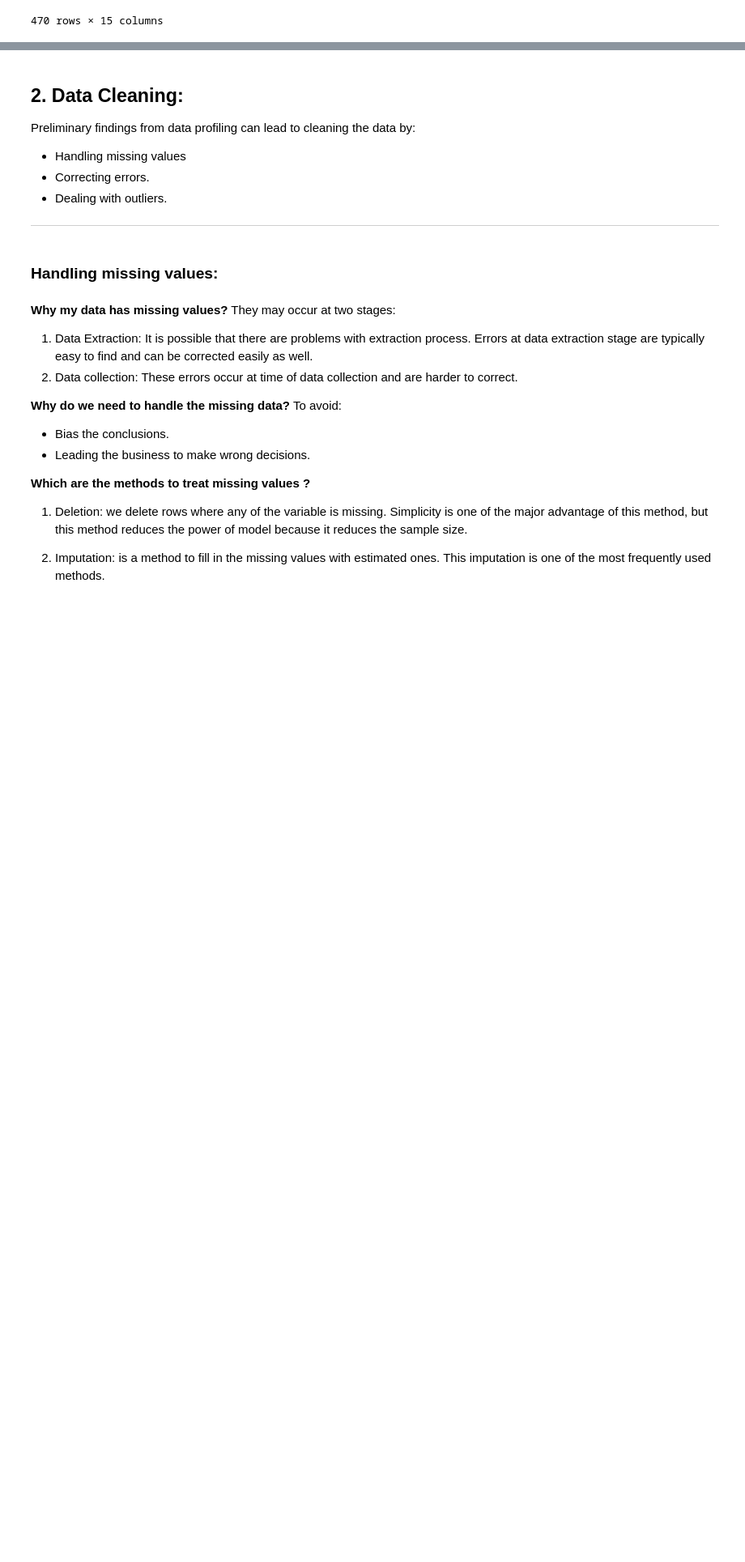
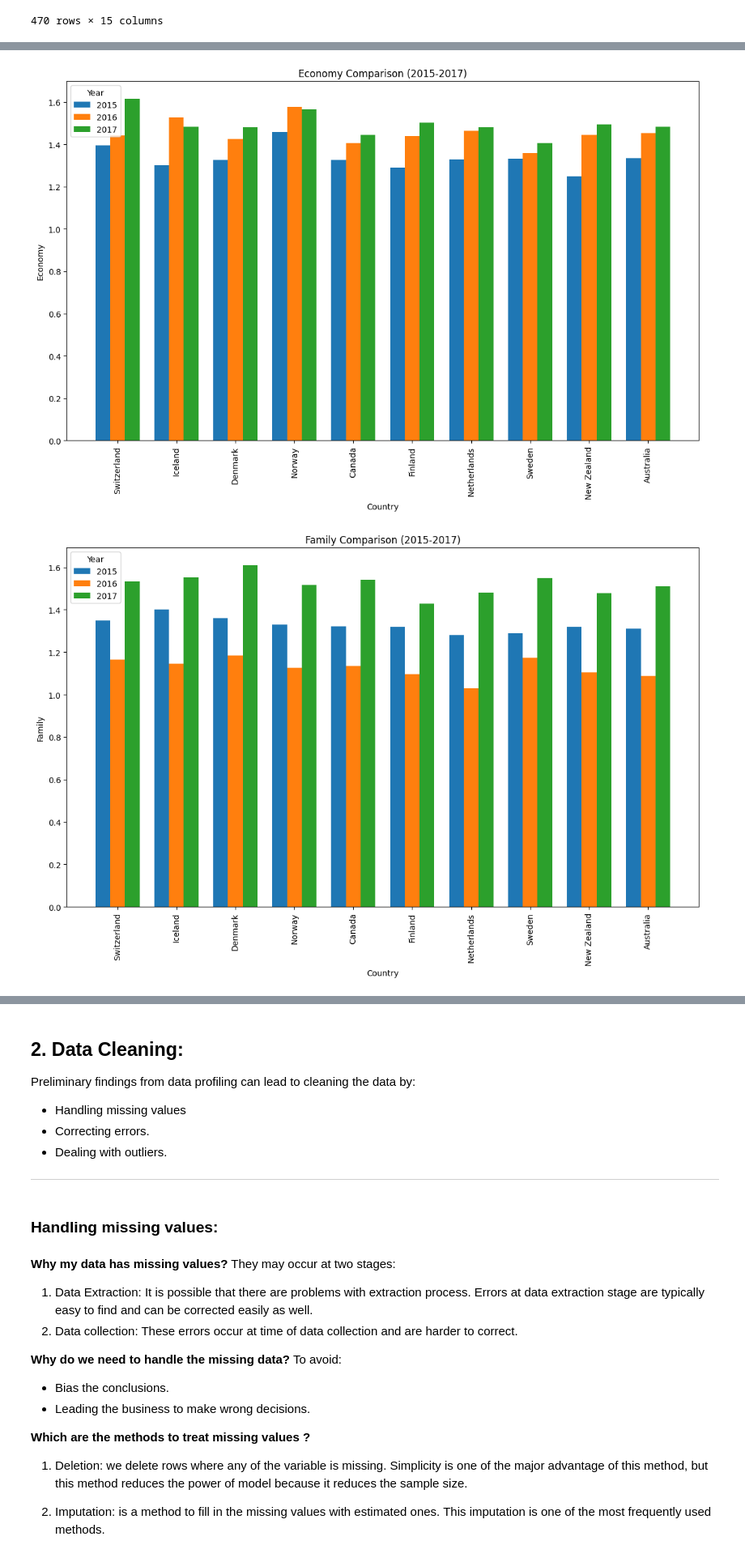
Before and after one commit to Tuwaiq-DS-ML-bootcamp-V-7/Usecase-2, a Jupyter notebook: EDA explain template.ipynb, the cells around one changed output, grey strips where cells are left out. Shown at 81% size. Cells and saved outputs as stored; diff of their text form; code cells hidden in the pictures; blank space fills up the shorter version.

```diff
--- a/EDA explain template.ipynb
+++ b/EDA explain template.ipynb
@@ -422,3 +413,33 @@ top10
 | 7 | New Zealand | Australia and New Zealand | 8 | 7.314 | NaN | 1.405706 | 1.548195 | 0.816760 | 0.614062 | ... |
 | 8 | Sweden | Western Europe | 9 | 7.284 | NaN | 1.494387 | 1.478162 | 0.830875 | 0.612924 | ... |
 | 9 | Australia | Australia and New Zealand | 10 | 7.284 | NaN | 1.484415 | 1.510042 | 0.843887 | 0.601607 | ... |
+# %%
+import matplotlib.pyplot as plt
+
+
+
+
+# Plotting changes in Happiness Score for each country across the years
+factors = ['Economy', 'Family', 'Health', 'Freedom', 'Trust', 'Generosity']
+
+# Plot grouped bar charts for each factor
+for factor in factors:
+    fig, ax = plt.subplots(figsize=(14, 8))
+    width = 0.25  # the width of the bars
+    x = np.arange(len(top10['Country'].unique()))  # the label locations
+
+    for i, year in enumerate([2015, 2016, 2017]):
+        subset = top10[top10['year'] == year]
+        ax.bar(x + i * width, subset[factor], width, label=str(year))
+
+    ax.set_title(f'{factor} Comparison (2015-2017)')
+    ax.set_xlabel('Country')
+    ax.set_ylabel(factor)
+    ax.set_xticks(x + width)
+    ax.set_xticklabels(top10['Country'].unique(), rotation=90)
+    ax.legend(title='Year')
+
+    plt.show()
+# %% [output]
+[figure, added]
+[figure, added]
```
Also changed, not shown: parts of 2 cells of this notebook.
